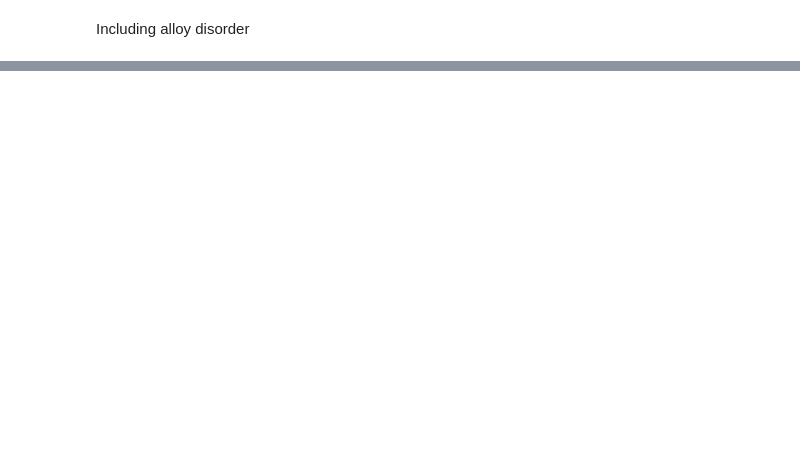
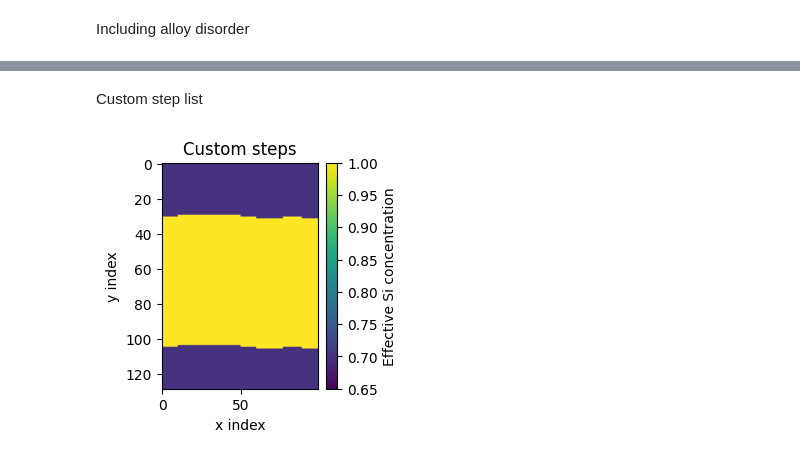
Before and after one commit to merrittlosert/alloy-disorder-sims, a Jupyter notebook: notebooks/2D_heterostructure_examples.ipynb, the cells around one changed output, grey strips where cells are left out. Saved outputs shown, nothing was run; the diff lists cells and outputs as text; code cells hidden in the pictures; blank space fills up the shorter version.

Commit message:
implement custom step direction in 2D custom module

```diff
--- a/notebooks/2D_heterostructure_examples.ipynb
+++ b/notebooks/2D_heterostructure_examples.ipynb
@@ -66,0 +67,21 @@ plt.show()
+# %% [markdown]
+Custom step list
+# %%
+prof = vp.VerticalProfile(interface_type='sharp', top_cap_width_nm=4, bot_cap_width_nm=4)
+
+# Custom step locations, directions, and offsets
+sl = [10, 50, 60, 77, 89]
+sd = [1, -1, -1, 1, -1]
+
+lat = d2.Dot2D(si_concentrations=prof.si_concentrations, step_model='custom', disorder_model='none', step_location_list=sl, step_directions=sd).effective_lattice
+
+fig, ax = plt.subplots(figsize=(3,3), layout='constrained')
+im = ax.imshow(lat.T, aspect='auto', cmap='viridis', vmin=0.65, vmax=1)
+ax.set_title('Custom steps')
+plt.colorbar(im, ax=ax, location='right', label='Effective Si concentration')
+
+ax.set_xlabel('x index')
+ax.set_ylabel('y index')
+plt.show()
+# %% [output]
+[figure, added]
```
Also changed, not shown: parts of 2 cells of this notebook, 1 other file.
